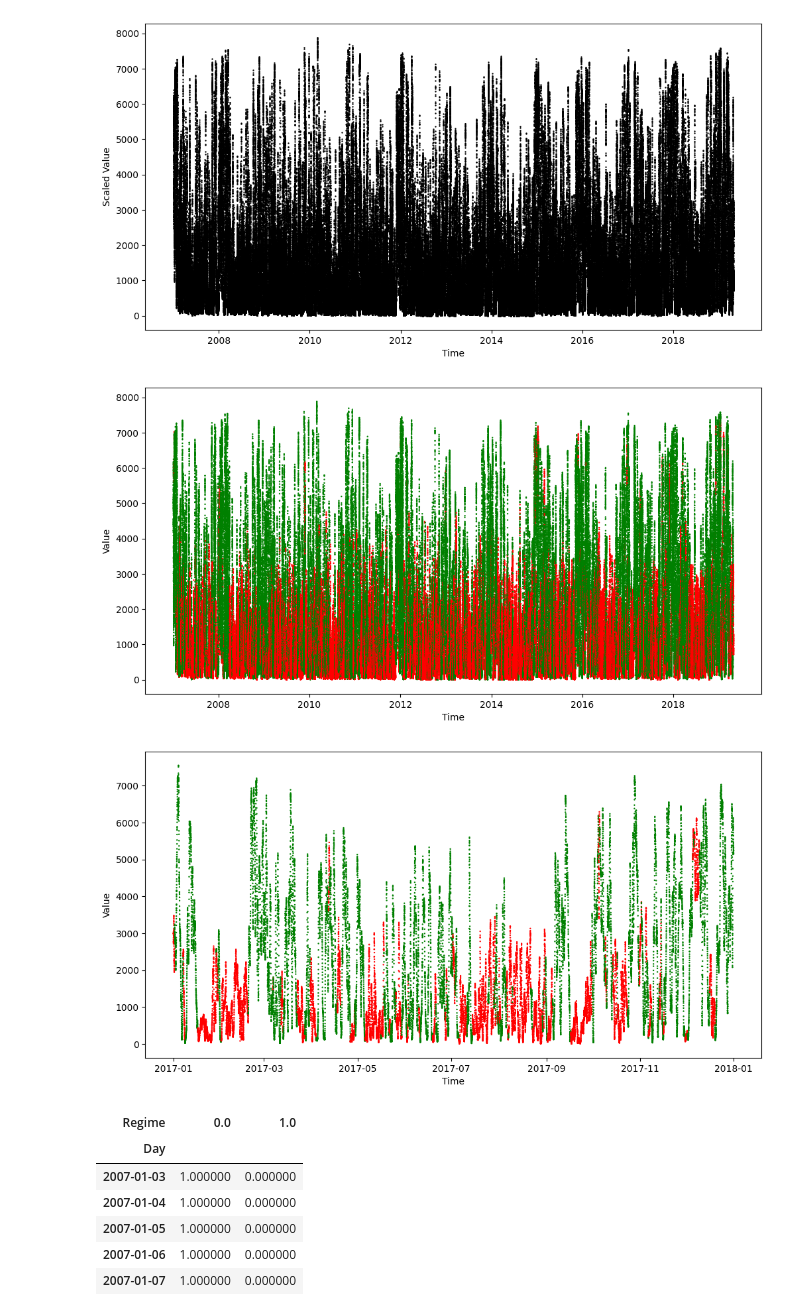
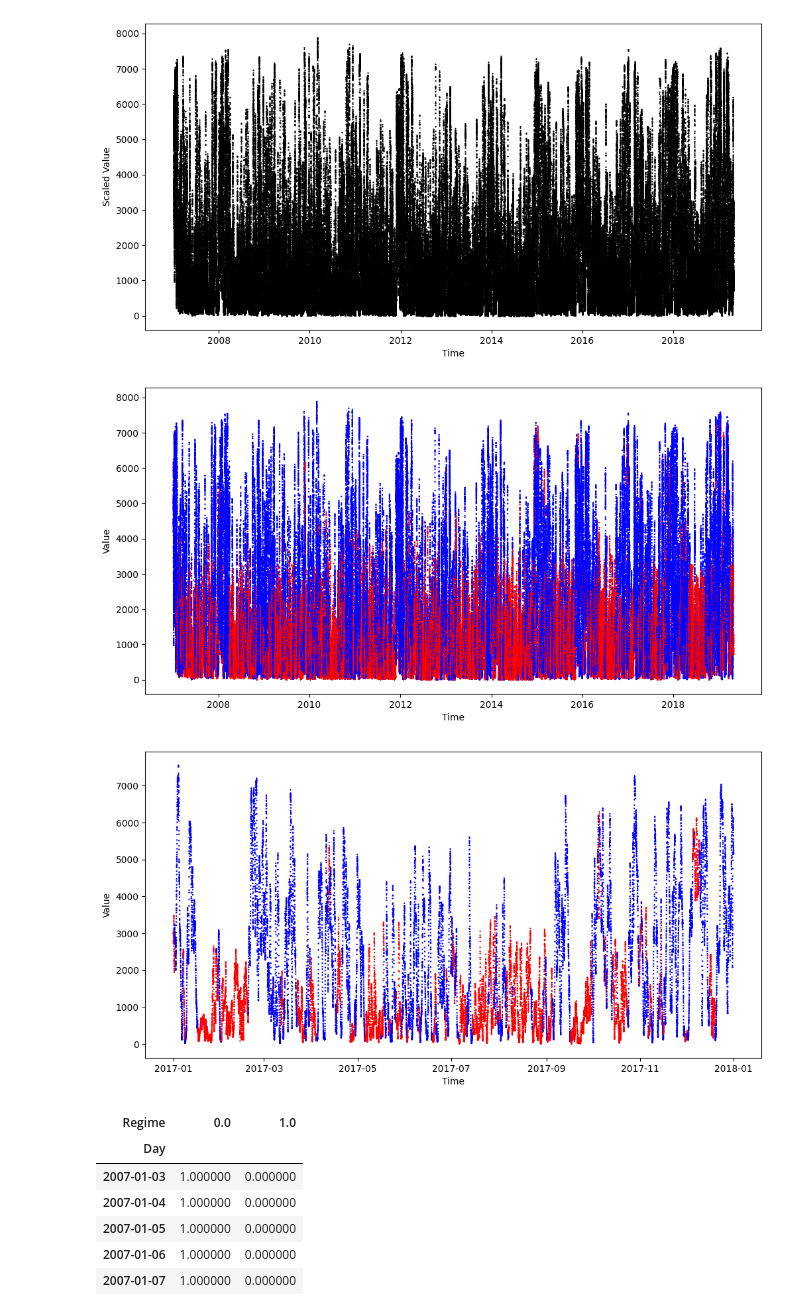
Before and after one commit to TimBerti/wind-gan, a Jupyter notebook: notebooks/wind_hmm_regimes.ipynb, the cells around one changed output. Cells and saved outputs as stored; diff of their text form; code cells hidden in the pictures.

```diff
--- a/notebooks/wind_hmm_regimes.ipynb
+++ b/notebooks/wind_hmm_regimes.ipynb
@@ -82,17 +82,18 @@ df["Regime"] = model.predict(generation)
 df['Regime'] = df['Regime'].shift(-window // 2)
 df['Regime'] = df['Regime'].ffill()
 # %%
-color_mapping = {0: 'g', 1: 'r'}
+color_mapping = {0: 'b', 1: 'r'}
 
 df['Color'] = df['Regime'].map(color_mapping)
+df.to_csv('../data/real_data.csv')
 
 plt.figure(figsize=(12, 6))
 plt.scatter(df.index, df['Scaled Value'], c=df['Color'], s=0.5)
 plt.xlabel("Time")
 plt.ylabel("Value")
 plt.show()
 # %% [output]
-[figure, old version]
+[figure, new version]
 # %%
 plt.figure(figsize=(12, 6))
 plt.scatter(df.loc['2017'].index, df.loc['2017']['Scaled Value'], c=df.loc['2017']['Color'], s=0.5)
@@ -100,7 +101,7 @@ plt.xlabel("Time")
 plt.ylabel("Value")
 plt.show()
 # %% [output]
-[figure, old version]
+[figure, new version]
 # %%
 df['Day'] = df.index.date
 regime_df = pd.DataFrame(df.groupby('Day')['Regime'].value_counts(normalize=True).unstack())
```
Also changed, not shown: parts of 2 cells of this notebook, 4 other files.
